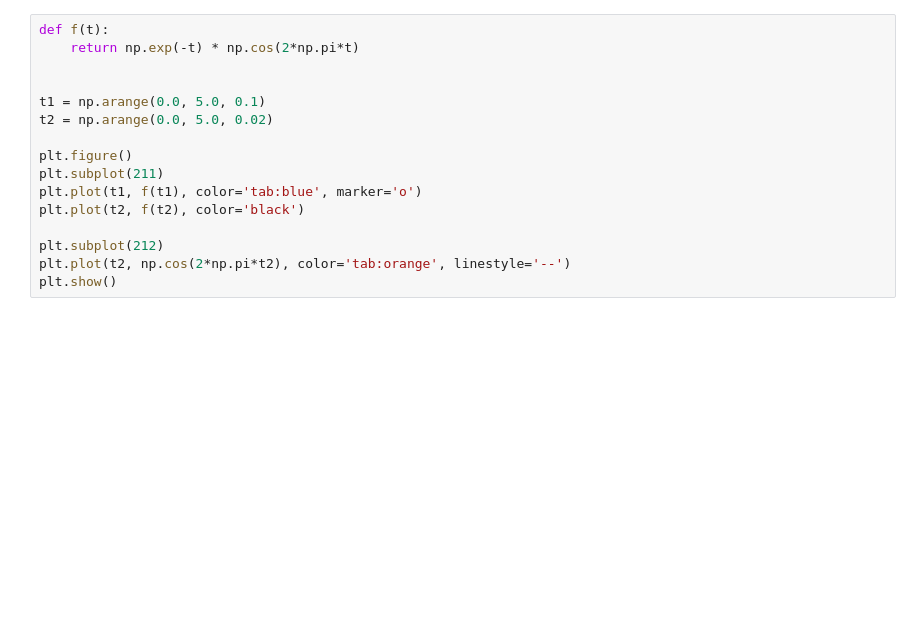
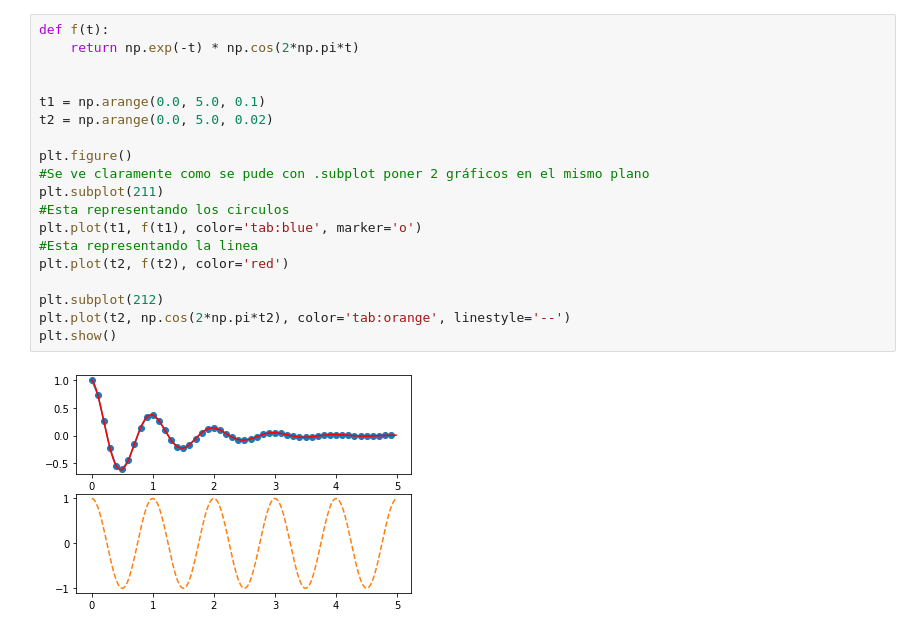
Before and after one commit to Ivanbh214/Machine_learning_Course_CIFO, a Jupyter notebook: Día_16(16-11-21)/ExemplesMatplotlib2021.ipynb, the cells around one changed output. Drawn from its saved outputs; the diff is of its cells as text; blank space fills up the shorter version.

```diff
--- a/Día_16(16-11-21)/ExemplesMatplotlib2021.ipynb
+++ b/Día_16(16-11-21)/ExemplesMatplotlib2021.ipynb
@@ -58,17 +70,22 @@ plt.show()
 # %%
 def f(t):
     return np.exp(-t) * np.cos(2*np.pi*t)
 
 
 t1 = np.arange(0.0, 5.0, 0.1)
 t2 = np.arange(0.0, 5.0, 0.02)
 
 plt.figure()
+#Se ve claramente como se pude con .subplot poner 2 gráficos en el mismo plano
 plt.subplot(211)
+#Esta representando los circulos
 plt.plot(t1, f(t1), color='tab:blue', marker='o')
-plt.plot(t2, f(t2), color='black')
+#Esta representando la linea
+plt.plot(t2, f(t2), color='red')
 
 plt.subplot(212)
 plt.plot(t2, np.cos(2*np.pi*t2), color='tab:orange', linestyle='--')
 plt.show()
+# %% [output]
+[figure, added]
 # %%
```
Also changed, not shown: parts of 6 cells of this notebook.
